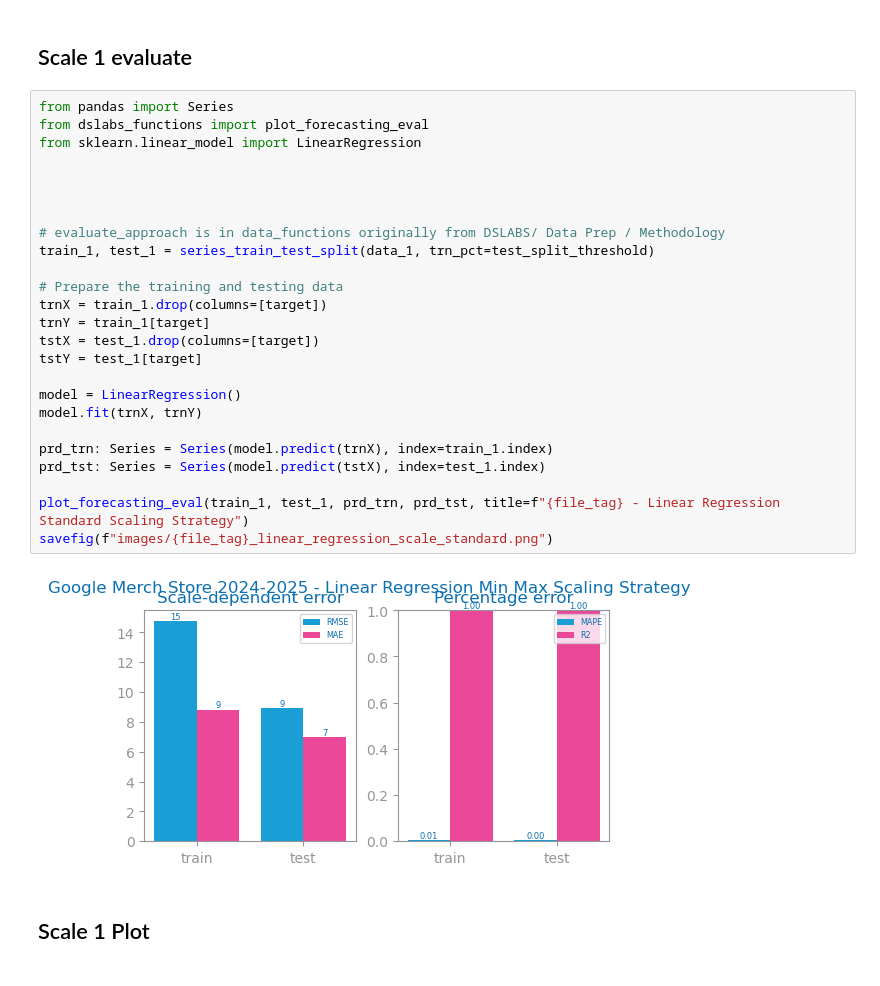
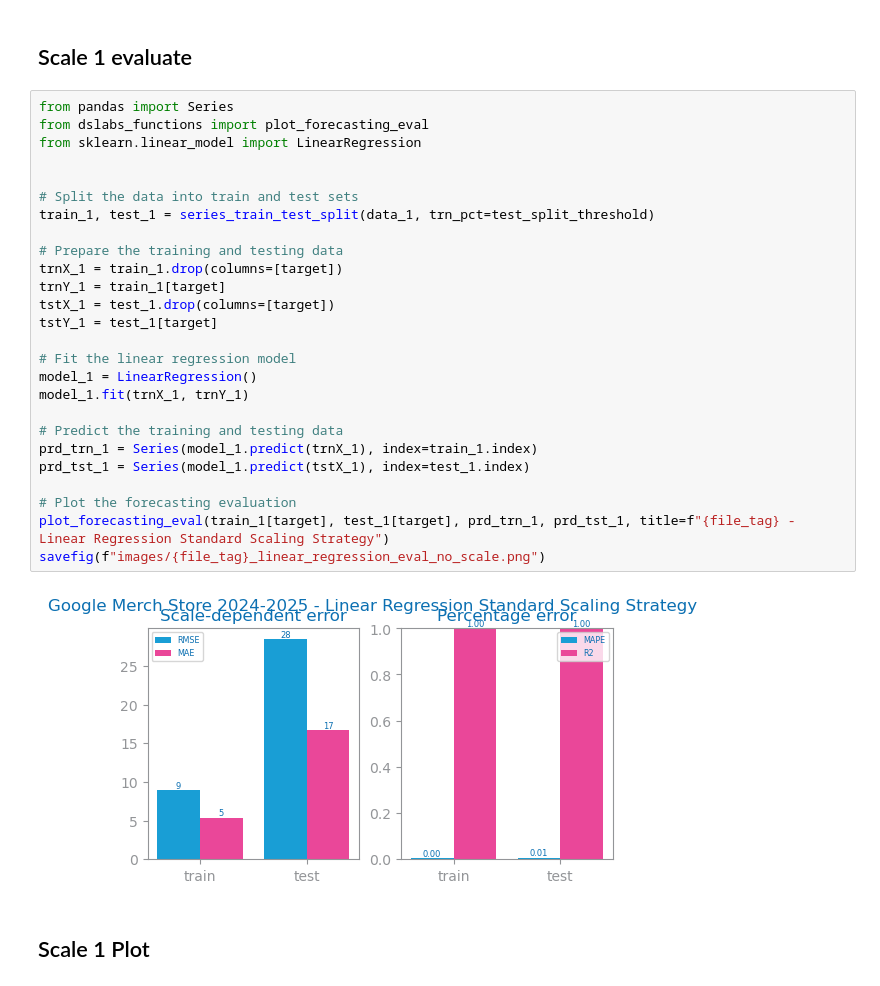
Before and after one commit to jvanalytics/ist_dash_2024_rec, a Jupyter notebook: time_series_forecasting/notebooks/dataset_3/3_ga4_merch_agg_2024_time_series_scaling.ipynb, the cells around one changed output. Cells and saved outputs as stored; diff of their text form.

```diff
--- a/time_series_forecasting/notebooks/dataset_3/3_ga4_merch_agg_2024_time_series_scaling.ipynb
+++ b/time_series_forecasting/notebooks/dataset_3/3_ga4_merch_agg_2024_time_series_scaling.ipynb
@@ -133,30 +139,31 @@ data_1
 # %%
 from pandas import Series
 from dslabs_functions import plot_forecasting_eval
 from sklearn.linear_model import LinearRegression
 
 
-
-
-# evaluate_approach is in data_functions originally from DSLABS/ Data Prep / Methodology
+# Split the data into train and test sets
 train_1, test_1 = series_train_test_split(data_1, trn_pct=test_split_threshold)
 
 # Prepare the training and testing data
-trnX = train_1.drop(columns=[target])
-trnY = train_1[target]
-tstX = test_1.drop(columns=[target])
-tstY = test_1[target]
+trnX_1 = train_1.drop(columns=[target])
+trnY_1 = train_1[target]
+tstX_1 = test_1.drop(columns=[target])
+tstY_1 = test_1[target]
 
-model = LinearRegression()
-model.fit(trnX, trnY)
+# Fit the linear regression model
+model_1 = LinearRegression()
+model_1.fit(trnX_1, trnY_1)
 
-prd_trn: Series = Series(model.predict(trnX), index=train_1.index)
-prd_tst: Series = Series(model.predict(tstX), index=test_1.index)
+# Predict the training and testing data
+prd_trn_1 = Series(model_1.predict(trnX_1), index=train_1.index)
+prd_tst_1 = Series(model_1.predict(tstX_1), index=test_1.index)
 
-plot_forecasting_eval(train_1, test_1, prd_trn, prd_tst, title=f"{file_tag} - Linear Regression Standard Scaling Strategy")
-savefig(f"images/{file_tag}_linear_regression_scale_standard.png")
+# Plot the forecasting evaluation
+plot_forecasting_eval(train_1[target], test_1[target], prd_trn_1, prd_tst_1, title=f"{file_tag} - Linear Regression Standard Scaling Strategy")
+savefig(f"images/{file_tag}_linear_regression_eval_no_scale.png")
 # %% [output]
-[figure, old version]
+[figure, new version]
 # %% [markdown]
 ## Scale 1 Plot
 # %%
```
Also changed, not shown: parts of 9 cells of this notebook, 6 other files.
